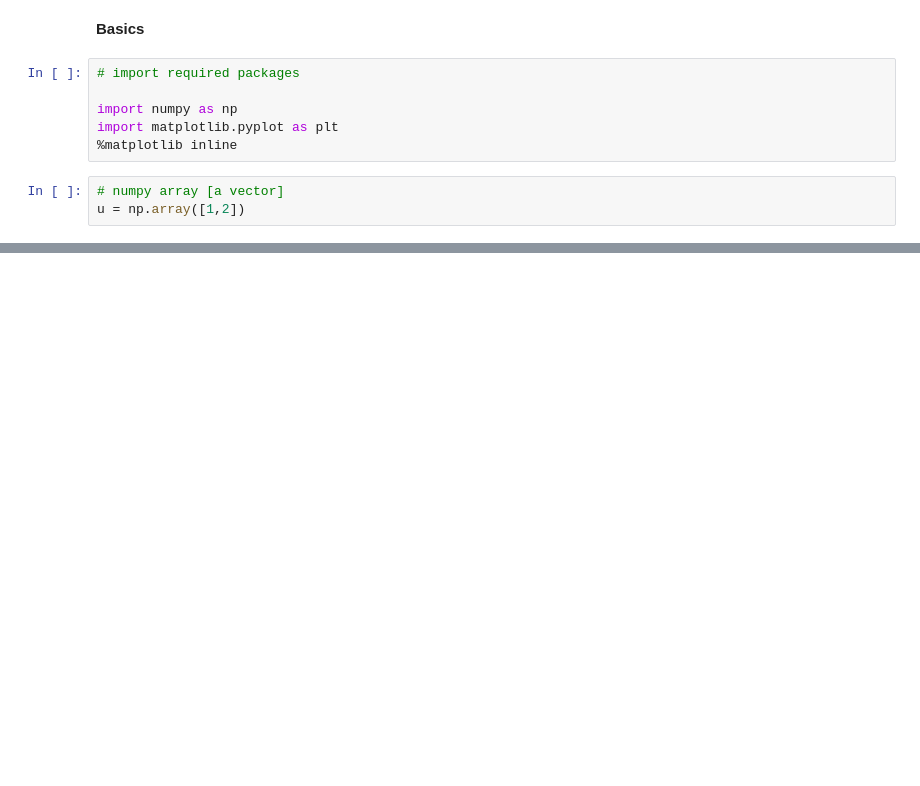
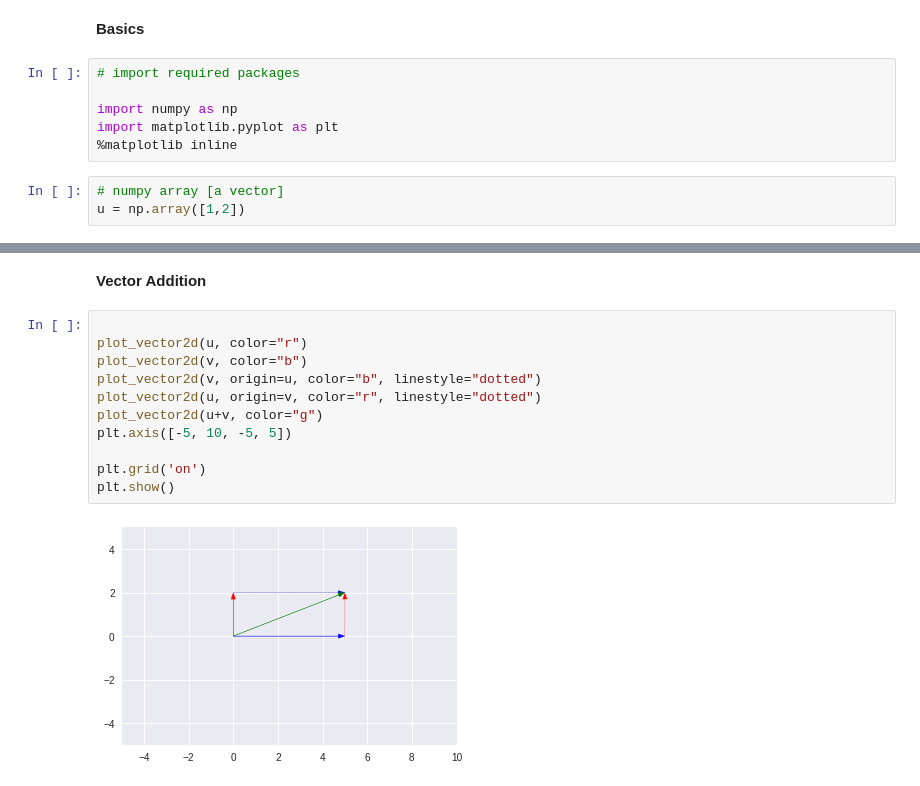
Before and after one commit to machinelearning147/100DaysOfMLCode, a Jupyter notebook: Day1/Day1.ipynb, the cells around one changed output, grey strips where cells are left out. Saved outputs shown, nothing was run; the diff lists cells and outputs as text; blank space fills up the shorter version.

```diff
--- a/Day1/Day1.ipynb
+++ b/Day1/Day1.ipynb
@@ -22,0 +103,15 @@ plt.show()
+# %% [markdown]
+**Vector Addition**
+# %%
+
+plot_vector2d(u, color="r")
+plot_vector2d(v, color="b")
+plot_vector2d(v, origin=u, color="b", linestyle="dotted")
+plot_vector2d(u, origin=v, color="r", linestyle="dotted")
+plot_vector2d(u+v, color="g")
+plt.axis([-5, 10, -5, 5])
+
+plt.grid('on')
+plt.show()
+# %% [output]
+[figure, added]
```
Also changed, not shown: parts of 11 cells of this notebook.
